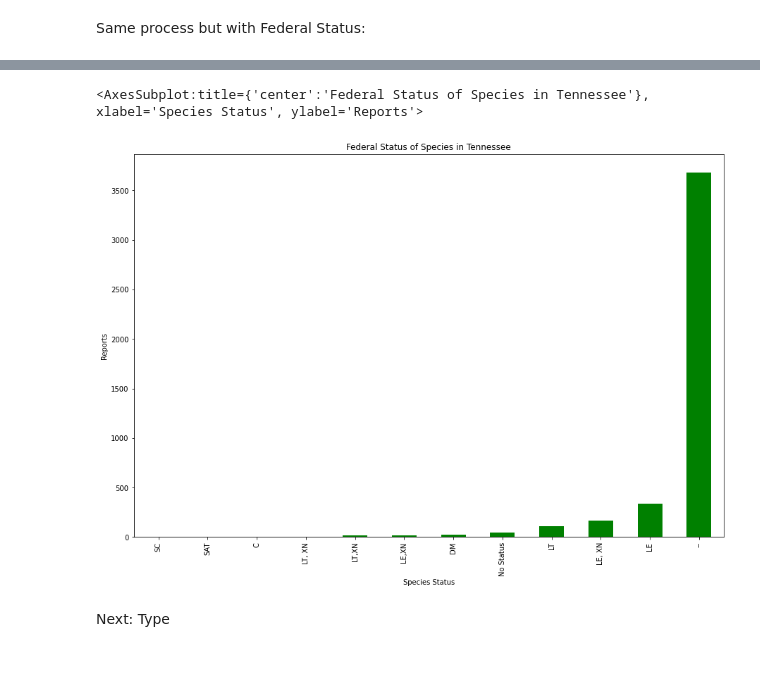
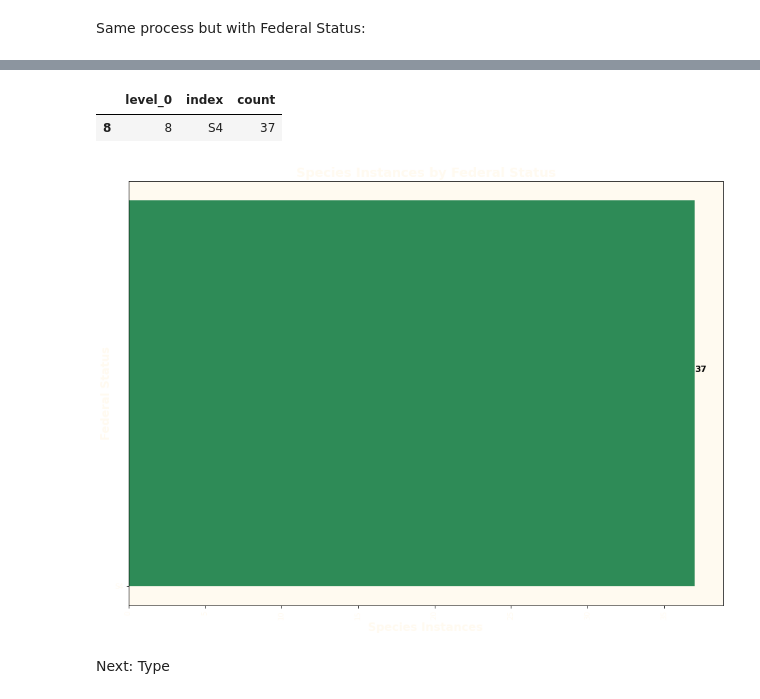
Before and after one commit to jomccall/Species-Diversity-in-Tennessee, a Jupyter notebook: notebooks/Exploration Counties Data-Copy2.ipynb, the cells around one changed output, grey strips where cells are left out. Cells and saved outputs as stored; diff of their text form; code cells hidden in the pictures; blank space fills up the shorter version.

Commit message:
fstat

```diff
--- a/notebooks/Exploration Counties Data-Copy2.ipynb
+++ b/notebooks/Exploration Counties Data-Copy2.ipynb
@@ -192 +211,3 @@ stype_df.sort_values(['count']).reset_index(inplace = False)
+# %%
+stype_df = stype_df.sort_values(['count'])
 # %%
@@ -209,4 +238,4 @@ fstat_dict = collections.Counter(fstat_list)
 # %%
 fstat_df = pd.DataFrame.from_dict(fstat_dict, orient = 'index', columns = ['count'])
 # %%
-fstat_df.sort_values(['count']).reset_index(inplace = False)
+fstat_df = fstat_df.sort_values(['count']).reset_index(inplace = False)
@@ -226,0 +242,2 @@ fstat_df.sort_values(['count']).reset_index(inplace = False)
+# %%
+fstat_df = fstat_df.sort_values(['count']).reset_index(inplace = False)
@@ -227,14 +260,29 @@ fstat_df.sort_values(['count']).reset_index(inplace = False)
+# %%
+fstat_df = fstat_df[(fstat_df['level_0'].isin([8, 10, 6]))]
+# %%
+fstat_df
+# %% [output]
+|  | level_0 | index | count |
+| 8 | 8 | S4 | 37 |
 # %%
-fstat_df.sort_values(['count']).plot(kind = 'bar',
-                                          figsize = (15, 10),
-                                          title = 'Federal Status of Species in Tennessee',
-                                          color = 'green',
-                                          xlabel = 'Species Status',
-                                          ylabel = 'Reports',
-                                          legend = False)
+#plot:
+
+plt.figure(figsize = (15, 11))
+plt.rcParams['axes.facecolor'] = 'floralwhite'
+plt.barh('index', 'count', data = fstat_df, color = 'seagreen', align = 'edge', height = 0.9)
+plt.xlabel('Species Instances', fontweight = 'bold', fontsize = 16, color = 'floralwhite')
+plt.ylabel('Federal Status', fontweight = 'bold', fontsize = 16, color = 'floralwhite')
+plt.title('Species Instances by Federal Status', fontweight = 'bold', fontsize = 18, color = 'floralwhite')
+plt.xticks(rotation = 90, color = 'floralwhite')
+plt.yticks(color = 'floralwhite')
+
+for i in plt.barh('index', 'count', data = fstat_df, color = 'seagreen', align = 'edge', height = 0.9):
+    plt.text(i.get_width()-0.0001*i.get_width(), i.get_y()+0.5,
+             str(round((i.get_width()), 2)),
+             fontsize = 12, fontweight = 'bold',
+             color ='black');
 # %% [output]
-<AxesSubplot:title={'center':'Federal Status of Species in Tennessee'}, xlabel='Species Status', ylabel='Reports'>
-[figure, old version]
+[figure, new version]
 # %% [markdown]
 Next: Type
 # %%
```
Also changed, not shown: parts of 22 cells of this notebook.
